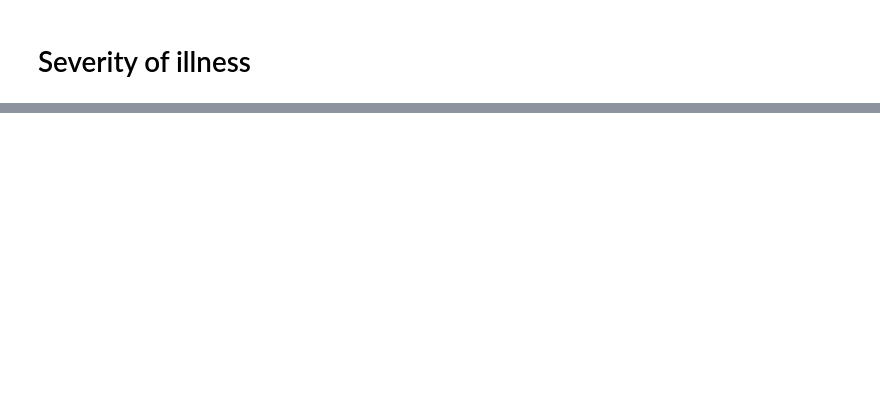
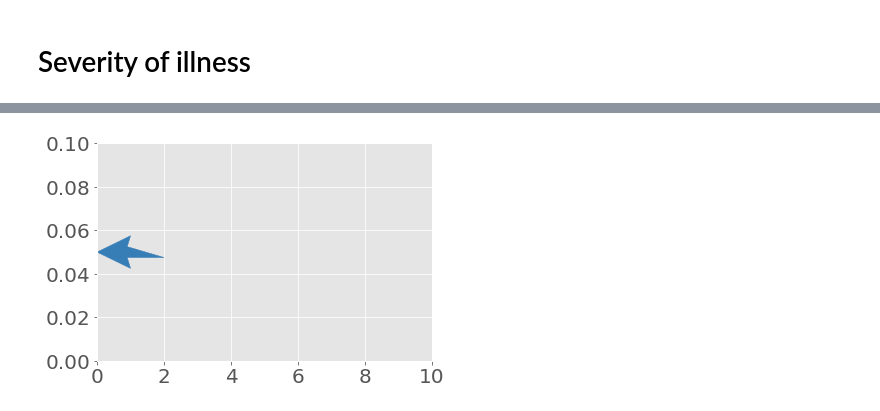
Before and after one commit to MIT-LCP/mimic-code-paper, a Jupyter notebook: notebooks/severity-of-illness.ipynb, the cells around one changed output, grey strips where cells are left out. Saved outputs shown, nothing was run; the diff lists cells and outputs as text; code cells hidden in the pictures; blank space fills up the shorter version.

```diff
--- a/notebooks/severity-of-illness.ipynb
+++ b/notebooks/severity-of-illness.ipynb
@@ -4,8 +4,28 @@
 # Import libraries
 import numpy as np
 import pandas as pd
+import matplotlib
 import matplotlib.pyplot as plt
 import psycopg2
 from scipy.stats import ks_2samp
 %matplotlib inline
 plt.style.use('ggplot')
+
+
+
+# Hard-coded colors
+COLORS = np.asarray(
+    [[55,126,184],
+    [228,26,28],
+    [77,175,74],
+    [152,78,163],
+    [255,127,0],
+    [255,255,51],
+    [166,86,40],
+    [247,129,191]])/256.0
+MARKERS = ['+','o','s','^']
+
+font = {'family' : 'DejaVu Sans',
+        'size'   : 20}
+
+matplotlib.rc('font', **font)
@@ -30,0 +173,15 @@ data = pd.read_sql_query(query,con)
+# %%
+## # manually add text and arrows
+textLoc = [45, 0.07]
+arrowLoc = [2, 0.05, -2, 0]
+
+plt.figure()
+plt.arrow(arrowLoc[0], arrowLoc[1], arrowLoc[2], arrowLoc[3],
+          length_includes_head=True, overhang=0.1,
+          head_length=1, width=0.005, fc=COLORS[0], ec=COLORS[0])
+
+plt.xlim([0,10])
+plt.ylim([0,0.1])
+plt.show()
+# %% [output]
+[figure, added]
```
Also changed, not shown: parts of 11 cells of this notebook.
